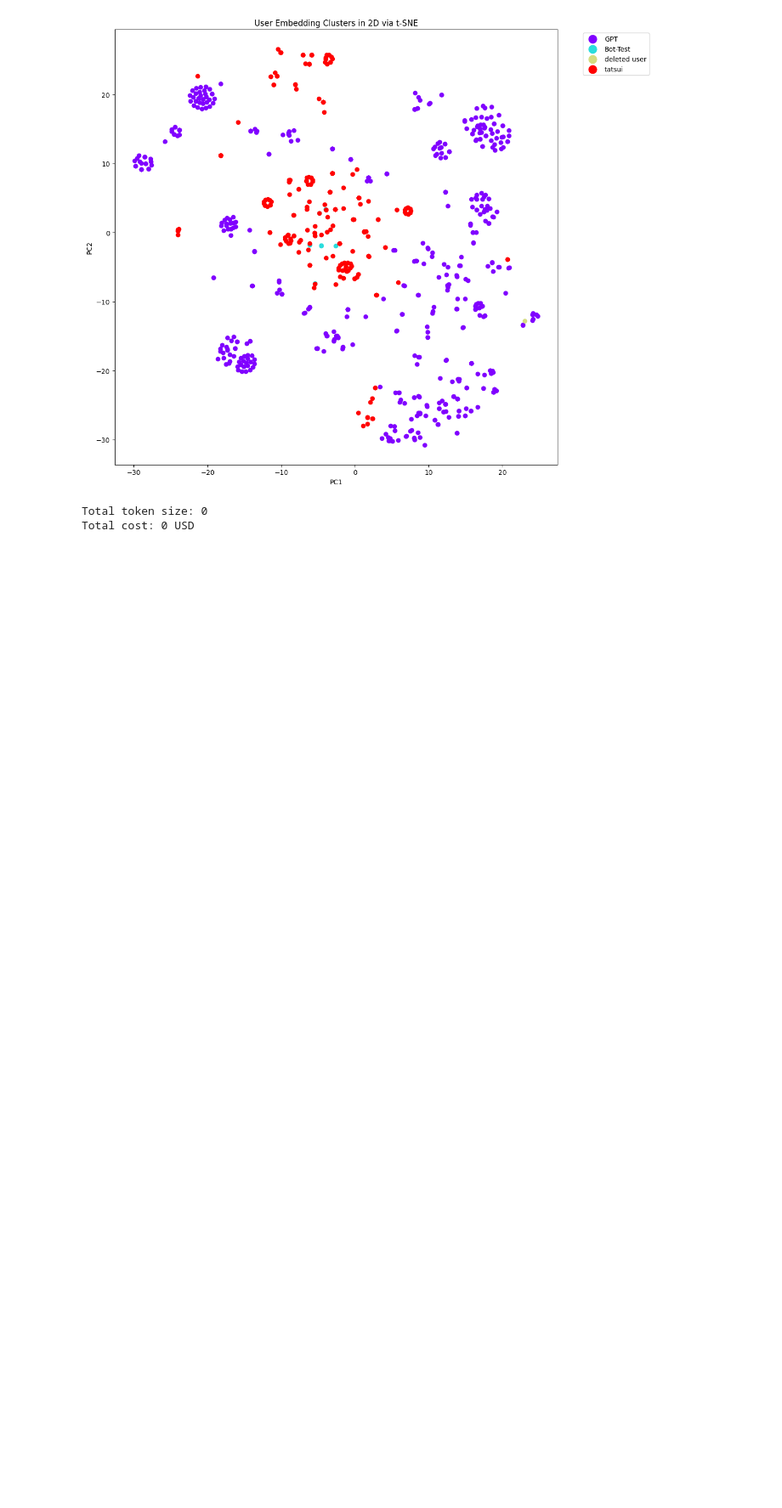
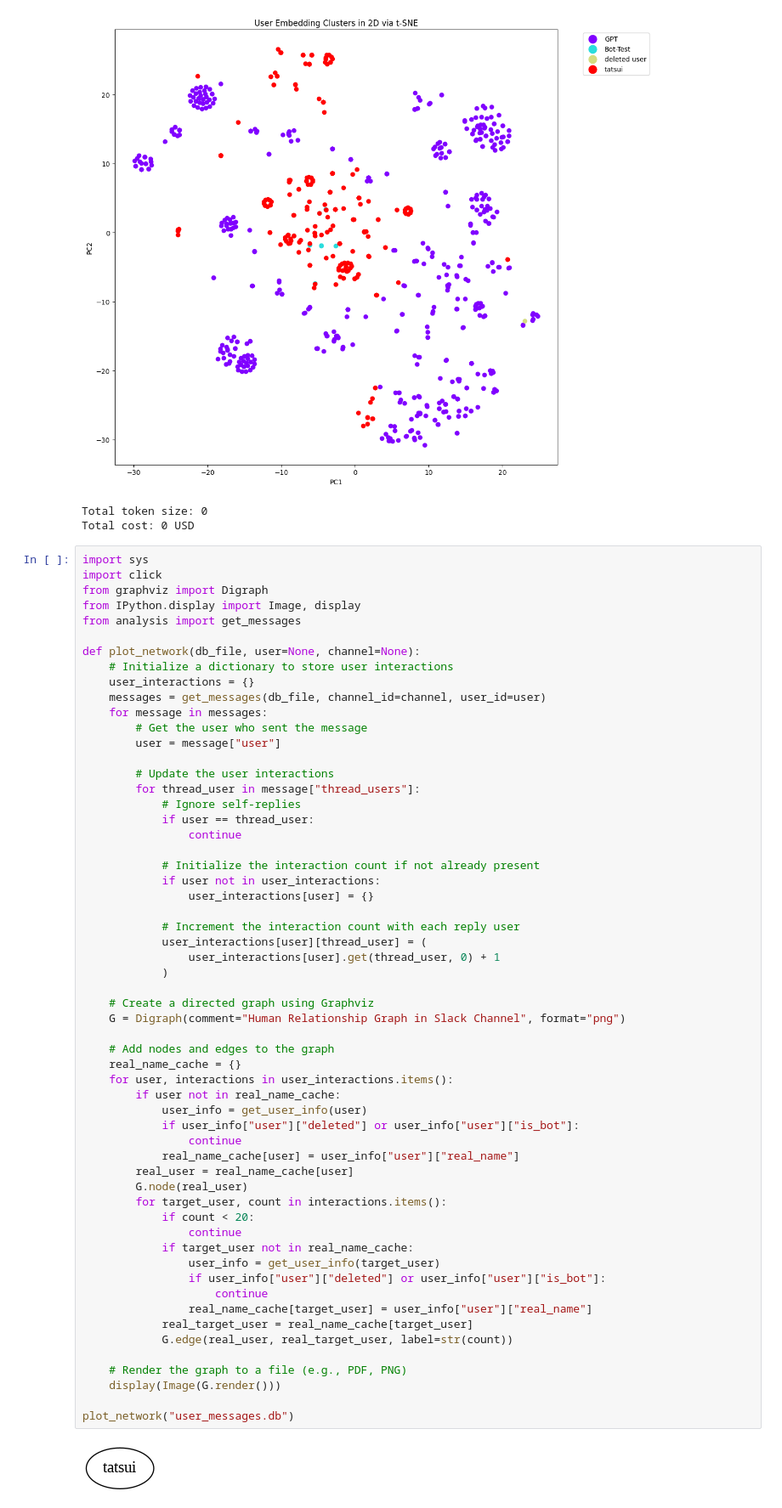
Before and after one commit to tatsuiman/slack-team-analyzer, a Jupyter notebook: notebooks/local_embedding.ipynb, the cells around one changed output. Shown at 85% size. Cells and saved outputs as stored; diff of their text form; blank space fills up the shorter version.

```diff
--- a/notebooks/local_embedding.ipynb
+++ b/notebooks/local_embedding.ipynb
@@ -71,3 +72,63 @@ plot(db_file="user_messages.db", user=None, skip_bot=False)
 [figure]
 Total token size: 0
 Total cost: 0 USD
+# %%
+import sys
+import click
+from graphviz import Digraph
+from IPython.display import Image, display
+from analysis import get_messages
+
+def plot_network(db_file, user=None, channel=None):
+    # Initialize a dictionary to store user interactions
+    user_interactions = {}
+    messages = get_messages(db_file, channel_id=channel, user_id=user)
+    for message in messages:
+        # Get the user who sent the message
+        user = message["user"]
+
+        # Update the user interactions
+        for thread_user in message["thread_users"]:
+            # Ignore self-replies
+            if user == thread_user:
+                continue
+
+            # Initialize the interaction count if not already present
+            if user not in user_interactions:
+                user_interactions[user] = {}
+
+            # Increment the interaction count with each reply user
+            user_interactions[user][thread_user] = (
+                user_interactions[user].get(thread_user, 0) + 1
+            )
+
+    # Create a directed graph using Graphviz
+    G = Digraph(comment="Human Relationship Graph in Slack Channel", format="png")
+
+    # Add nodes and edges to the graph
+    real_name_cache = {}
+    for user, interactions in user_interactions.items():
+        if user not in real_name_cache:
+            user_info = get_user_info(user)
+            if user_info["user"]["deleted"] or user_info["user"]["is_bot"]:
+                continue
+            real_name_cache[user] = user_info["user"]["real_name"]
+        real_user = real_name_cache[user]
+        G.node(real_user)
+        for target_user, count in interactions.items():
+            if count < 20:
+                continue
+            if target_user not in real_name_cache:
+                user_info = get_user_info(target_user)
+                if user_info["user"]["deleted"] or user_info["user"]["is_bot"]:
+                    continue
+                real_name_cache[target_user] = user_info["user"]["real_name"]
+            real_target_user = real_name_cache[target_user]
+            G.edge(real_user, real_target_user, label=str(count))
+
+    # Render the graph to a file (e.g., PDF, PNG)
+    display(Image(G.render()))
+
+plot_network("user_messages.db")
+# %% [output]
+[figure, added]
```
Also changed, not shown: parts of 1 cell of this notebook.
